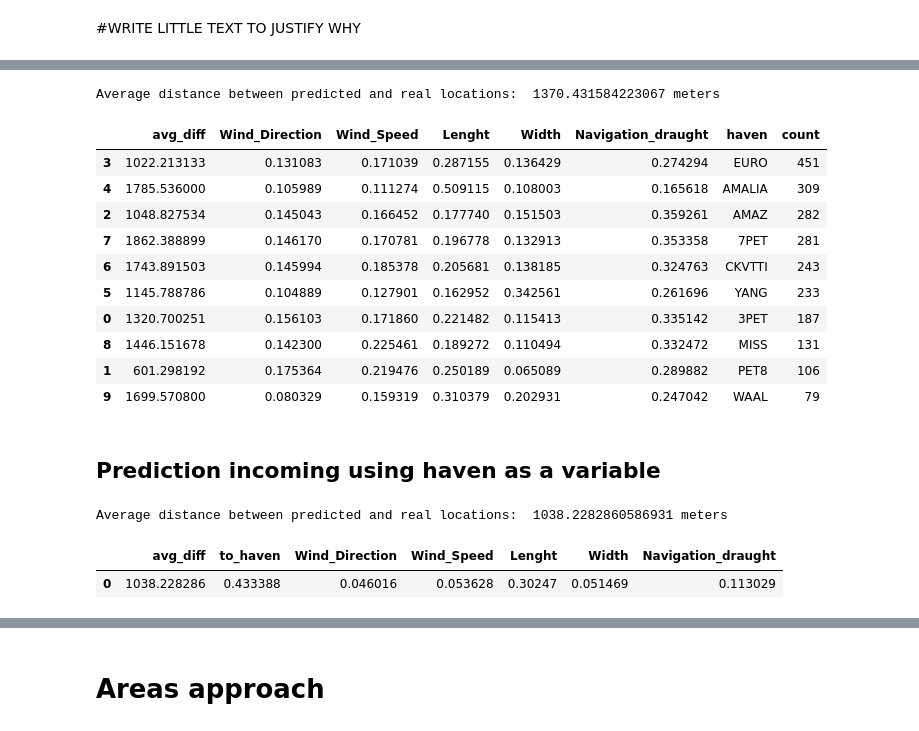
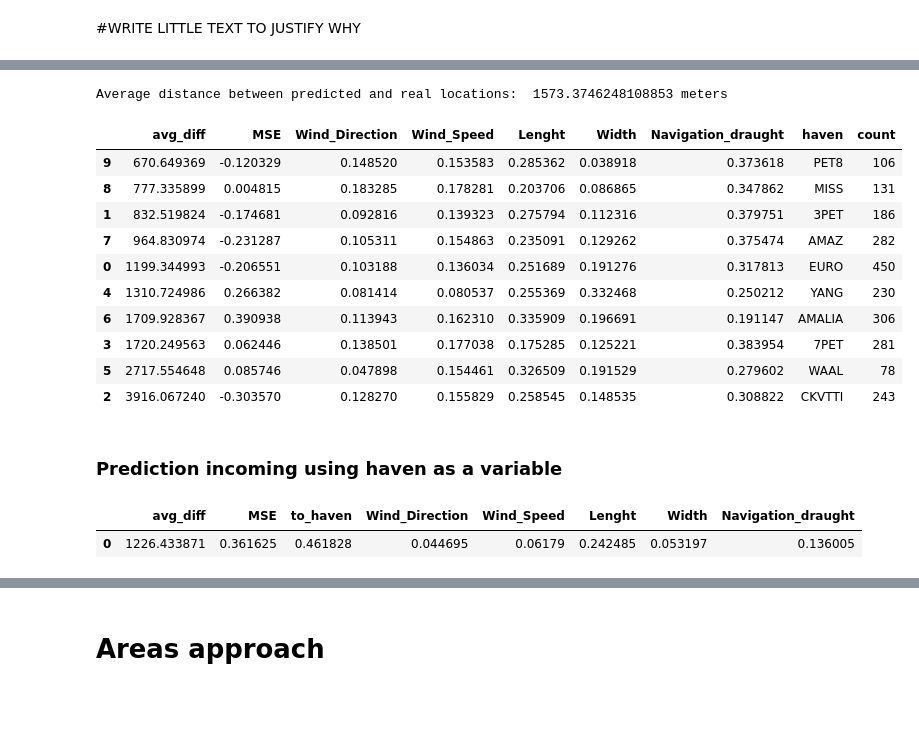
Before and after one commit to allanguzmanf/CIEM6302, a Jupyter notebook: Predictions.ipynb, the cells around one changed output, grey strips where cells are left out. Cells and saved outputs as stored; diff of their text form; code cells hidden in the pictures; blank space fills up the shorter version.

```diff
--- a/Predictions.ipynb
+++ b/Predictions.ipynb
@@ -115,10 +116,10 @@ fig, axs = plt.subplots(5, 2, figsize=(12, 10))
 fig.tight_layout(pad=4.0)  # Adjust the padding between subplots
 
 # Define the bins for the histogram
-bins = range(50, 12001, 50)
+bins = range(75, 12001, 75)
 
 # Group the DataFrame by the 'haven' column
-grouped = incoming_weather_size_draught.groupby('haven')
+grouped = incoming_weather_size_draught.groupby('to_haven')
 
 # Iterate through each group and create a histogram
 for i, (haven, group) in enumerate(grouped):
@@ -133,0 +135,20 @@ plt.show()
+# %%
+# Create 10 subplots for the histograms
+fig, axs = plt.subplots(5, 2, figsize=(12, 10))
+fig.tight_layout(pad=4.0)  # Adjust the padding between subplots
+
+# Define the bins for the histogram
+bins = range(75, 12001, 75)
+
+# Group the DataFrame by the 'haven' column
+grouped = leaving_weather_size_draught.groupby('from_haven')
+
+# Iterate through each group and create a histogram
+for i, (haven, group) in enumerate(grouped):
+    row, col = i // 2, i % 2  # Determine the row and column for the subplot
+    axs[row, col].hist(group['distance'], bins=bins, edgecolor='k', alpha=0.7)
+    axs[row, col].set_title(f'Haven {haven}')
+    axs[row, col].set_xlabel('Distance')
+    axs[row, col].set_ylabel('Frequency')
+
+plt.show()
@@ -196,7 +218,7 @@ def Random_forest(grouped_df, haven, grouped = 1):
     X_train, X_test, y_train, y_test = train_test_split(X, y, test_size=0.2, random_state=42)
 
     # Create and train the Random Forest model
-    rf_model = RandomForestRegressor(n_estimators=100, random_state=42)
+    rf_model = RandomForestRegressor(n_estimators=100, min_samples_split = 10,random_state=42, criterion = 'absolute_error')
     rf_model.fit(X_train, y_train)
 
     # Make predictions on the test set
@@ -205,16 +227,17 @@ def Random_forest(grouped_df, haven, grouped = 1):
     # Add the predicted distances to the original DataFrame
     X_test['predicted_distance'] = y_pred
 
-    X_test['original_distance'] = haven_df['distance'].loc[list(X_test.index.values)]
+    X_test['original_distance'] = y_test
     X_test['diff_dist'] = abs(X_test['predicted_distance']  - X_test['original_distance'])
 
     average_diff = X_test['diff_dist'].mean()
-
-    values = [average_diff]
-    columns = ['avg_diff']
+    mse = r2_score(y_test, y_pred)
+    values = [average_diff, mse]
+    columns = ['avg_diff', 'MSE']
 
     # You can also access feature importances
     feature_importances = rf_model.feature_importances_.tolist()
+
 
     values.extend(feature_importances)
 
@@ -349,34 +372,34 @@ leaving_trajectories = leaving_trajectories.groupby('from_haven').apply(lambda x
 # %%
 # Data frame to get an overview of the results and the feature importance
 leaving_pred_forest = []
 leaving_overall_avg = []
 for haven in havens:
     avg_diff, pred = Random_forest(leaving_trajectories, haven)
     leaving_overall_avg.extend(list(pred['diff_dist']))
     leaving_pred_forest.append(avg_diff)
 
 # Overall Average distance between predicted and real locations
 print("Average distance between predicted and real locations: ", sum(leaving_overall_avg)/len(leaving_overall_avg), "meters")
 leaving_pred_forest = pd.concat(leaving_pred_forest).reset_index(drop= True)
 
 leaving_pred_forest = leaving_pred_forest.merge(leaving_per_haven[['from_haven','count']], left_on='haven', right_on='from_haven').drop(columns='from_haven')
 
-leaving_pred_forest.sort_values(by = 'count', ascending = False)
+leaving_pred_forest.sort_values(by = 'avg_diff', ascending = True)
 # %% [output]
-Average distance between predicted and real locations:  1370.431584223067 meters
+Average distance between predicted and real locations:  1573.3746248108853 meters
-|  | avg_diff | Wind_Direction | Wind_Speed | Lenght | Width | Navigation_draught | haven | count |
-| 3 | 1022.213133 | 0.131083 | 0.171039 | 0.287155 | 0.136429 | 0.274294 | EURO | 451 |
-| 4 | 1785.536000 | 0.105989 | 0.111274 | 0.509115 | 0.108003 | 0.165618 | AMALIA | 309 |
-| 2 | 1048.827534 | 0.145043 | 0.166452 | 0.177740 | 0.151503 | 0.359261 | AMAZ | 282 |
-| 7 | 1862.388899 | 0.146170 | 0.170781 | 0.196778 | 0.132913 | 0.353358 | 7PET | 281 |
-| 6 | 1743.891503 | 0.145994 | 0.185378 | 0.205681 | 0.138185 | 0.324763 | CKVTTI | 243 |
-| 5 | 1145.788786 | 0.104889 | 0.127901 | 0.162952 | 0.342561 | 0.261696 | YANG | 233 |
-| 0 | 1320.700251 | 0.156103 | 0.171860 | 0.221482 | 0.115413 | 0.335142 | 3PET | 187 |
-| 8 | 1446.151678 | 0.142300 | 0.225461 | 0.189272 | 0.110494 | 0.332472 | MISS | 131 |
-| 1 | 601.298192 | 0.175364 | 0.219476 | 0.250189 | 0.065089 | 0.289882 | PET8 | 106 |
-| 9 | 1699.570800 | 0.080329 | 0.159319 | 0.310379 | 0.202931 | 0.247042 | WAAL | 79 |
+|  | avg_diff | MSE | Wind_Direction | Wind_Speed | Lenght | Width | Navigation_draught | haven | count |
+| 9 | 670.649369 | -0.120329 | 0.148520 | 0.153583 | 0.285362 | 0.038918 | 0.373618 | PET8 | 106 |
+| 8 | 777.335899 | 0.004815 | 0.183285 | 0.178281 | 0.203706 | 0.086865 | 0.347862 | MISS | 131 |
+| 1 | 832.519824 | -0.174681 | 0.092816 | 0.139323 | 0.275794 | 0.112316 | 0.379751 | 3PET | 186 |
+| 7 | 964.830974 | -0.231287 | 0.105311 | 0.154863 | 0.235091 | 0.129262 | 0.375474 | AMAZ | 282 |
+| 0 | 1199.344993 | -0.206551 | 0.103188 | 0.136034 | 0.251689 | 0.191276 | 0.317813 | EURO | 450 |
+| 4 | 1310.724986 | 0.266382 | 0.081414 | 0.080537 | 0.255369 | 0.332468 | 0.250212 | YANG | 230 |
+| 6 | 1709.928367 | 0.390938 | 0.113943 | 0.162310 | 0.335909 | 0.196691 | 0.191147 | AMALIA | 306 |
+| 3 | 1720.249563 | 0.062446 | 0.138501 | 0.177038 | 0.175285 | 0.125221 | 0.383954 | 7PET | 281 |
+| 5 | 2717.554648 | 0.085746 | 0.047898 | 0.154461 | 0.326509 | 0.191529 | 0.279602 | WAAL | 78 |
+| 2 | 3916.067240 | -0.303570 | 0.128270 | 0.155829 | 0.258545 | 0.148535 | 0.308822 | CKVTTI | 243 |
 # %% [markdown]
-## Prediction incoming using haven as a variable
+### Prediction incoming using haven as a variable
 # %%
 from sklearn.preprocessing import LabelEncoder
 
@@ -393,14 +416,14 @@ incoming_trajectories['to_haven'] = label_encoder.fit_transform(incoming_traject
 # %%
 # Data frame to get an overview of the results and the feature importance
 incoming_pred_forest = []
+
 avg_diff, pred = Random_forest(incoming_trajectories, haven,0)
 incoming_pred_forest.append(avg_diff)
 
 # Overall Average distance between predicted and real locations
-print("Average distance between predicted and real locations: ", sum(incoming_overall_avg)/len(incoming_overall_avg), "meters")
+#print("Average distance between predicted and real locations: ", sum(incoming_overall_avg)/len(incoming_overall_avg), "meters")
 incoming_pred_forest = pd.concat(incoming_pred_forest).reset_index(drop= True)
 incoming_pred_forest
 # %% [output]
-Average distance between predicted and real locations:  1038.2282860586931 meters
-|  | avg_diff | to_haven | Wind_Direction | Wind_Speed | Lenght | Width | Navigation_draught |
-| 0 | 1038.228286 | 0.433388 | 0.046016 | 0.053628 | 0.30247 | 0.051469 | 0.113029 |
+|  | avg_diff | MSE | to_haven | Wind_Direction | Wind_Speed | Lenght | Width | Navigation_draught |
+| 0 | 1226.433871 | 0.361625 | 0.461828 | 0.044695 | 0.06179 | 0.242485 | 0.053197 | 0.136005 |
```
Also changed, not shown: parts of 45 cells of this notebook, 10 other files.
